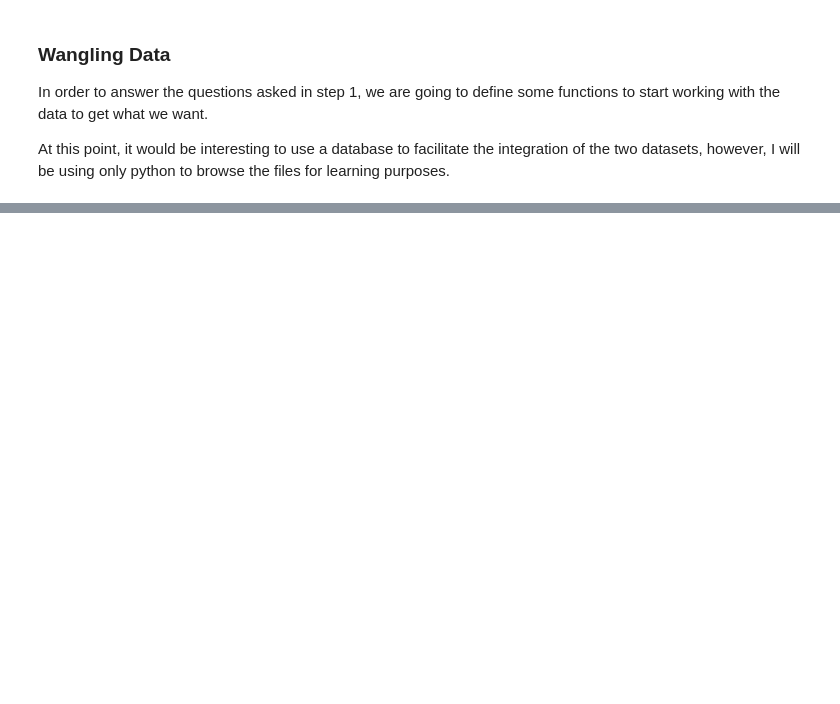
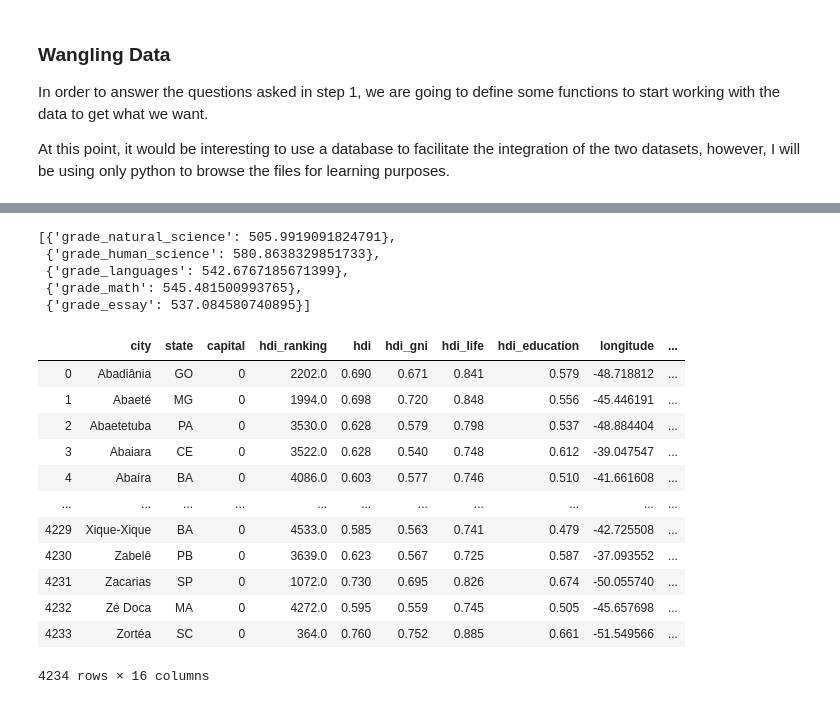
Before and after one commit to davidsondefaria/UdacityDataScience, a Jupyter notebook: 1.Blog/testes.ipynb, the cells around one changed output, grey strips where cells are left out. Cells and saved outputs as stored; diff of their text form; code cells hidden in the pictures; blank space fills up the shorter version.

```diff
--- a/1.Blog/testes.ipynb
+++ b/1.Blog/testes.ipynb
@@ -137,0 +109,50 @@ print_json(res)
+# %%
+enem = enem_analysis_df.filter([ 'city_residence'
+                              ,'state_residence'
+                              ,'grade_natural_science'
+                              ,'grade_human_science'
+                              ,'grade_languages'
+                              ,'grade_math'
+                              ,'grade_essay'
+                             ])
+
+# grade_per_city = []
+# for i, city in cities_analysis_df.iterrows():
+#     mean_df = enem.groupby(['city_residence','state_residence']).mean()
+#     mean
+#     if i > 100:
+#         break
+# %%
+import numpy as np
+
+# a = enem.loc[(enem['city_residence'] == 'Brasília') & (enem['state_residence'] == 'DF')]
+b = [ { col: enem.loc[(enem['city_residence'] == 'Brasília') & (enem['state_residence'] == 'DF')]\
+           .replace(0, np.NaN)[col].mean()} for col in list(filter(lambda col: re.search("grade", col), enem.columns))]
+b
+# %% [output]
+[{'grade_natural_science': 505.9919091824791},
+ {'grade_human_science': 580.8638329851733},
+ {'grade_languages': 542.6767185671399},
+ {'grade_math': 545.481500993765},
+ {'grade_essay': 537.084580740895}]
+# %%
+m = enem.groupby(['city_residence','state_residence']).mean()
+# %%
+# new_df = pd.merge(A_df, B_df,  how='left', left_on=['A_c1','c2'], right_on = ['B_c1','c2'])
+
+p = pd.merge(cities_analysis_df, m, how='inner', left_on=['city','state'], right_on=['city_residence','state_residence'])
+p
+# %% [output]
+|  | city | state | capital | hdi_ranking | hdi | hdi_gni | hdi_life | hdi_education | longitude | ... |
+| 0 | Abadiânia | GO | 0 | 2202.0 | 0.690 | 0.671 | 0.841 | 0.579 | -48.718812 | ... |
+| 1 | Abaeté | MG | 0 | 1994.0 | 0.698 | 0.720 | 0.848 | 0.556 | -45.446191 | ... |
+| 2 | Abaetetuba | PA | 0 | 3530.0 | 0.628 | 0.579 | 0.798 | 0.537 | -48.884404 | ... |
+| 3 | Abaiara | CE | 0 | 3522.0 | 0.628 | 0.540 | 0.748 | 0.612 | -39.047547 | ... |
+| 4 | Abaíra | BA | 0 | 4086.0 | 0.603 | 0.577 | 0.746 | 0.510 | -41.661608 | ... |
+| ... | ... | ... | ... | ... | ... | ... | ... | ... | ... | ... |
+| 4229 | Xique-Xique | BA | 0 | 4533.0 | 0.585 | 0.563 | 0.741 | 0.479 | -42.725508 | ... |
+| 4230 | Zabelê | PB | 0 | 3639.0 | 0.623 | 0.567 | 0.725 | 0.587 | -37.093552 | ... |
+| 4231 | Zacarias | SP | 0 | 1072.0 | 0.730 | 0.695 | 0.826 | 0.674 | -50.055740 | ... |
+| 4232 | Zé Doca | MA | 0 | 4272.0 | 0.595 | 0.559 | 0.745 | 0.505 | -45.657698 | ... |
+| 4233 | Zortéa | SC | 0 | 364.0 | 0.760 | 0.752 | 0.885 | 0.661 | -51.549566 | ... |
+4234 rows × 16 columns
```
Also changed, not shown: parts of 8 cells of this notebook, 3 other files.
